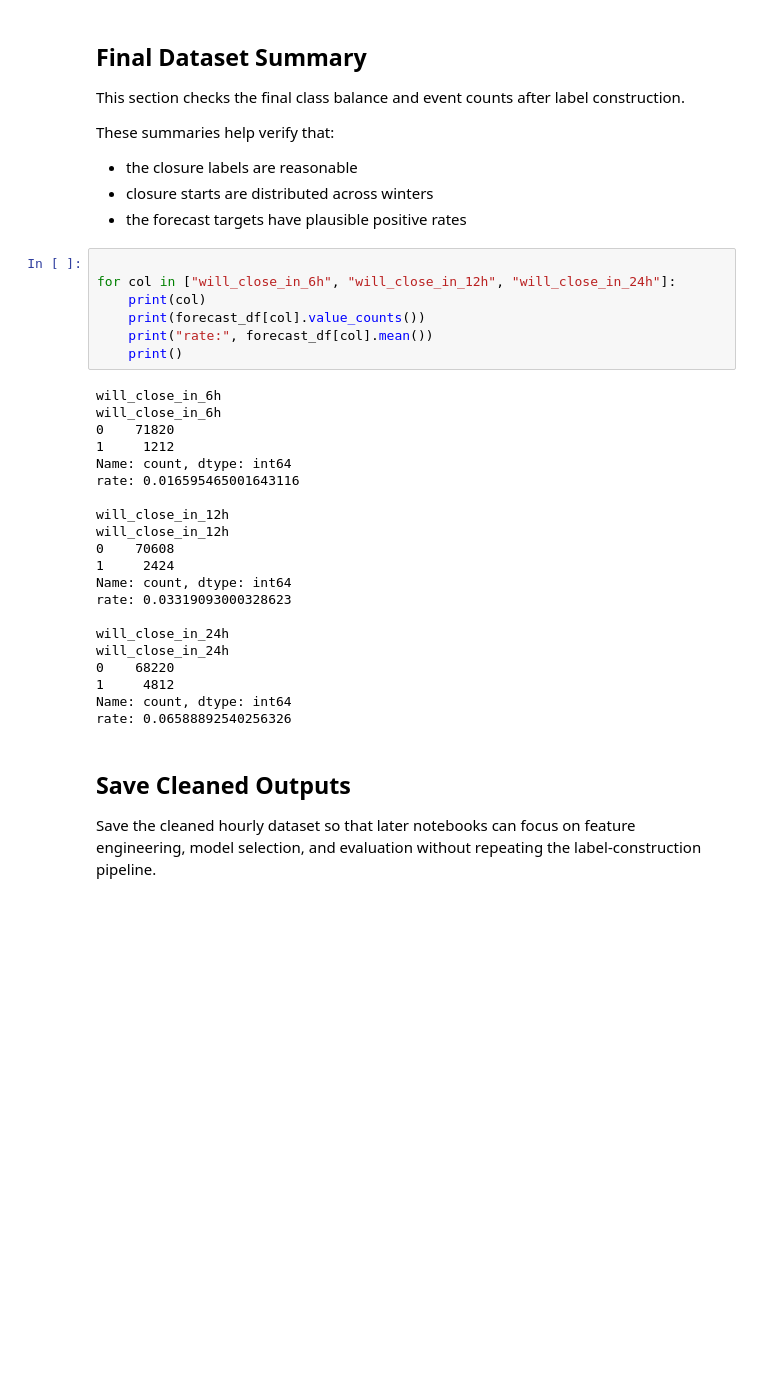
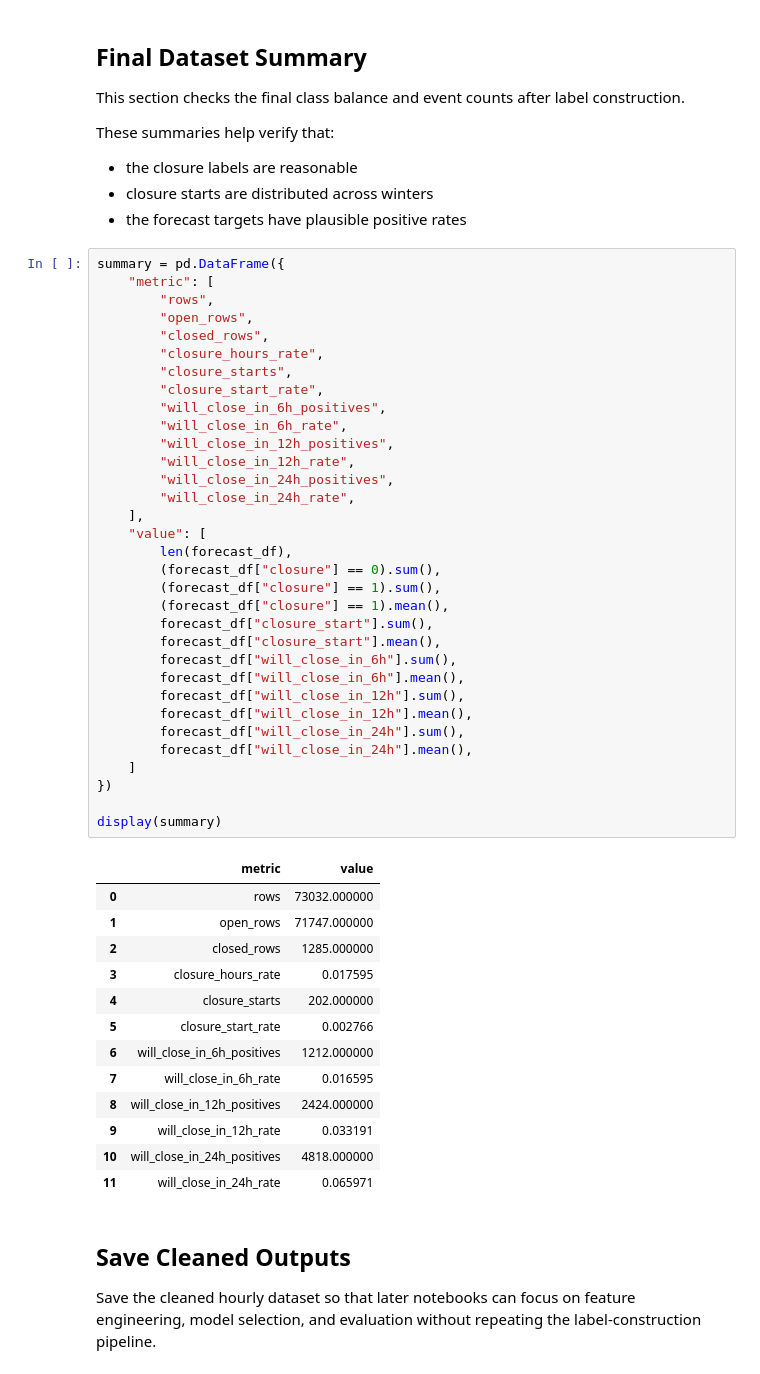
Before and after one commit to PinkyHuddy/road_project, a Jupyter notebook: main/notebooks/1_closure_weather_merging.ipynb, the cells around one changed output. Saved outputs shown, nothing was run; the diff lists cells and outputs as text; blank space fills up the shorter version.

```diff
--- a/main/notebooks/1_closure_weather_merging.ipynb
+++ b/main/notebooks/1_closure_weather_merging.ipynb
@@ -289,34 +455,53 @@ These summaries help verify that:
 - the closure labels are reasonable
 - closure starts are distributed across winters
 - the forecast targets have plausible positive rates
-# %%
-
-for col in ["will_close_in_6h", "will_close_in_12h", "will_close_in_24h"]:
-    print(col)
-    print(forecast_df[col].value_counts())
-    print("rate:", forecast_df[col].mean())
-    print()
-# %% [output]
-will_close_in_6h
-will_close_in_6h
-0    71820
-1     1212
-Name: count, dtype: int64
-rate: 0.016595465001643116
-
-will_close_in_12h
-will_close_in_12h
-0    70608
-1     2424
-Name: count, dtype: int64
-rate: 0.03319093000328623
-
-will_close_in_24h
-will_close_in_24h
-0    68220
-1     4812
-Name: count, dtype: int64
-rate: 0.06588892540256326
+# %%
+summary = pd.DataFrame({
+    "metric": [
+        "rows",
+        "open_rows",
+        "closed_rows",
+        "closure_hours_rate",
+        "closure_starts",
+        "closure_start_rate",
+        "will_close_in_6h_positives",
+        "will_close_in_6h_rate",
+        "will_close_in_12h_positives",
+        "will_close_in_12h_rate",
+        "will_close_in_24h_positives",
+        "will_close_in_24h_rate",
+    ],
+    "value": [
+        len(forecast_df),
+        (forecast_df["closure"] == 0).sum(),
+        (forecast_df["closure"] == 1).sum(),
+        (forecast_df["closure"] == 1).mean(),
+        forecast_df["closure_start"].sum(),
+        forecast_df["closure_start"].mean(),
+        forecast_df["will_close_in_6h"].sum(),
+        forecast_df["will_close_in_6h"].mean(),
+        forecast_df["will_close_in_12h"].sum(),
+        forecast_df["will_close_in_12h"].mean(),
+        forecast_df["will_close_in_24h"].sum(),
+        forecast_df["will_close_in_24h"].mean(),
+    ]
+})
+
+display(summary)
+# %% [output]
+|  | metric | value |
+| 0 | rows | 73032.000000 |
+| 1 | open_rows | 71747.000000 |
+| 2 | closed_rows | 1285.000000 |
+| 3 | closure_hours_rate | 0.017595 |
+| 4 | closure_starts | 202.000000 |
+| 5 | closure_start_rate | 0.002766 |
+| 6 | will_close_in_6h_positives | 1212.000000 |
+| 7 | will_close_in_6h_rate | 0.016595 |
+| 8 | will_close_in_12h_positives | 2424.000000 |
+| 9 | will_close_in_12h_rate | 0.033191 |
+| 10 | will_close_in_24h_positives | 4818.000000 |
+| 11 | will_close_in_24h_rate | 0.065971 |
 # %% [markdown]
 ## Save Cleaned Outputs
 
```
Also changed, not shown: parts of 36 cells of this notebook, 4 other files.
